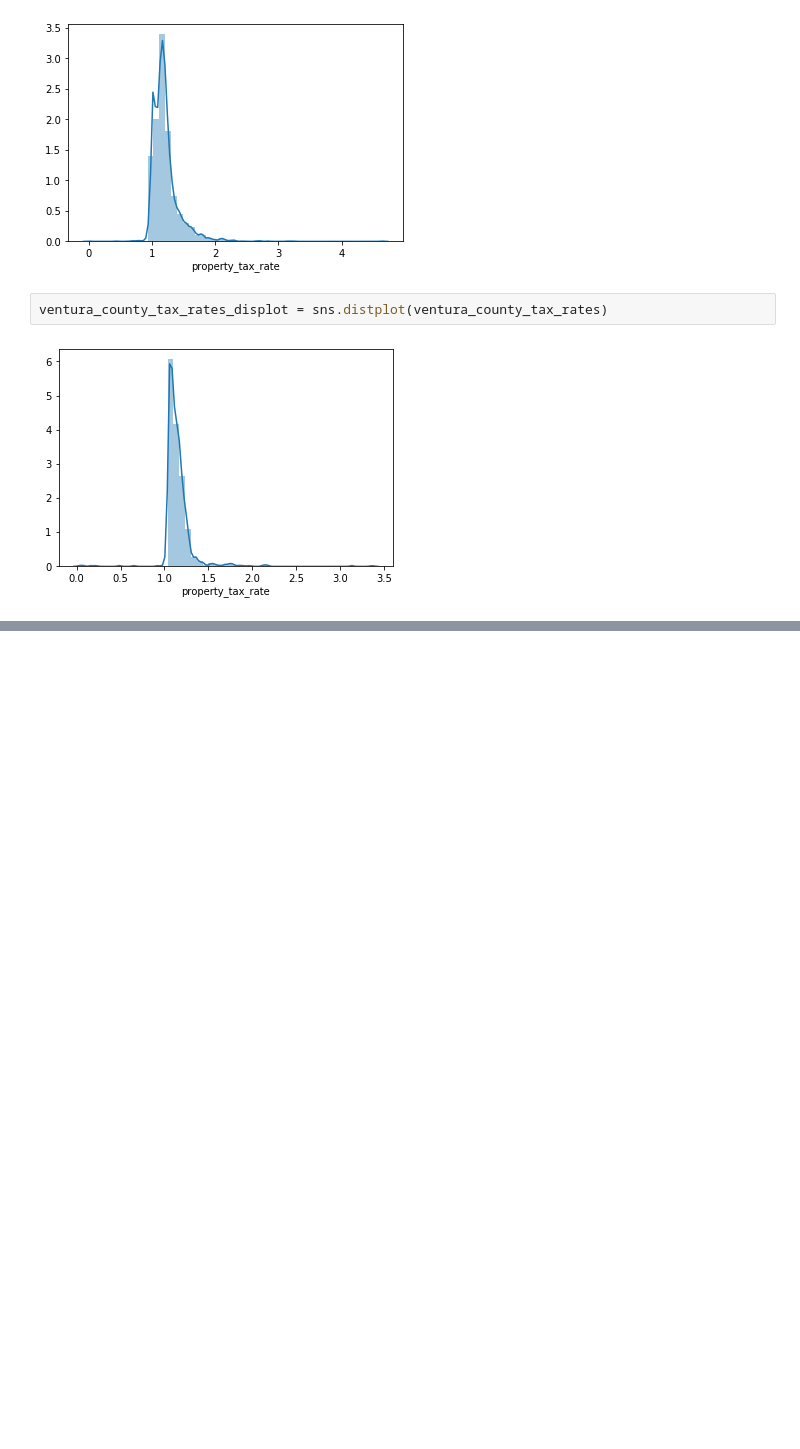
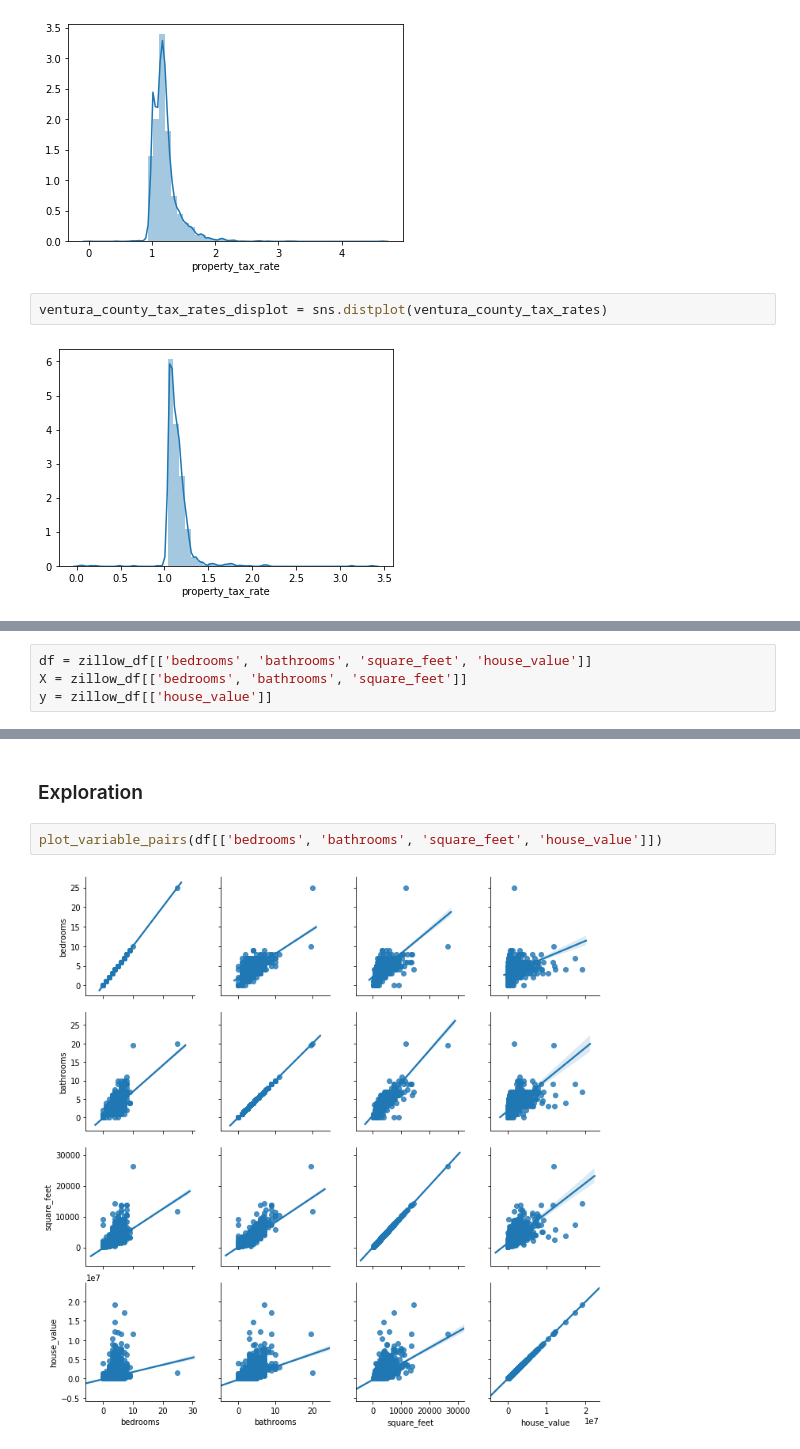
Before and after one commit to Jeff-Hutchins/zillow-project, a Jupyter notebook: zillow_project.ipynb, the cells around one changed output, grey strips where cells are left out. Drawn from its saved outputs; the diff is of its cells as text; blank space fills up the shorter version.

```diff
--- a/zillow_project.ipynb
+++ b/zillow_project.ipynb
@@ -51,0 +67,4 @@ ventura_county_tax_rates_displot = sns.distplot(ventura_county_tax_rates)
+# %%
+df = zillow_df[['bedrooms', 'bathrooms', 'square_feet', 'house_value']]
+X = zillow_df[['bedrooms', 'bathrooms', 'square_feet']]
+y = zillow_df[['house_value']]
@@ -51,0 +110,6 @@ ventura_county_tax_rates_displot = sns.distplot(ventura_county_tax_rates)
+# %% [markdown]
+### Exploration
+# %%
+plot_variable_pairs(df[['bedrooms', 'bathrooms', 'square_feet', 'house_value']])
+# %% [output]
+[figure, added]
```
Also changed, not shown: parts of 37 cells of this notebook.
